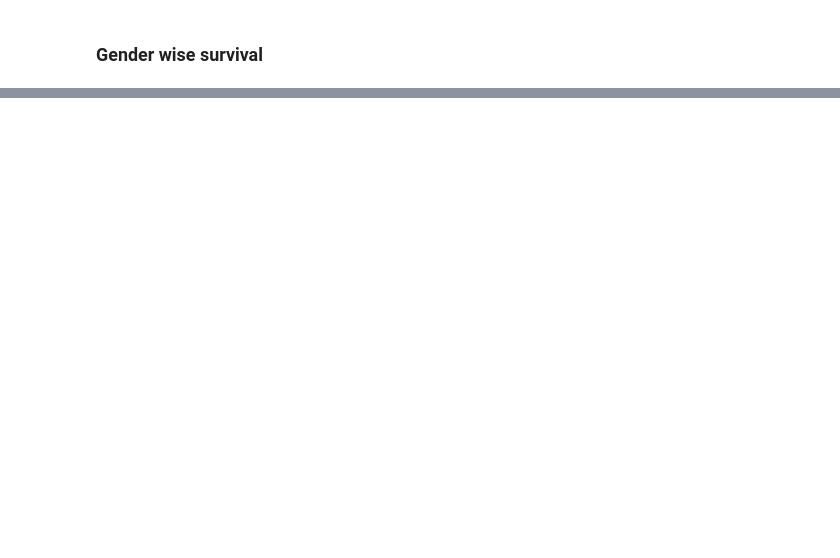
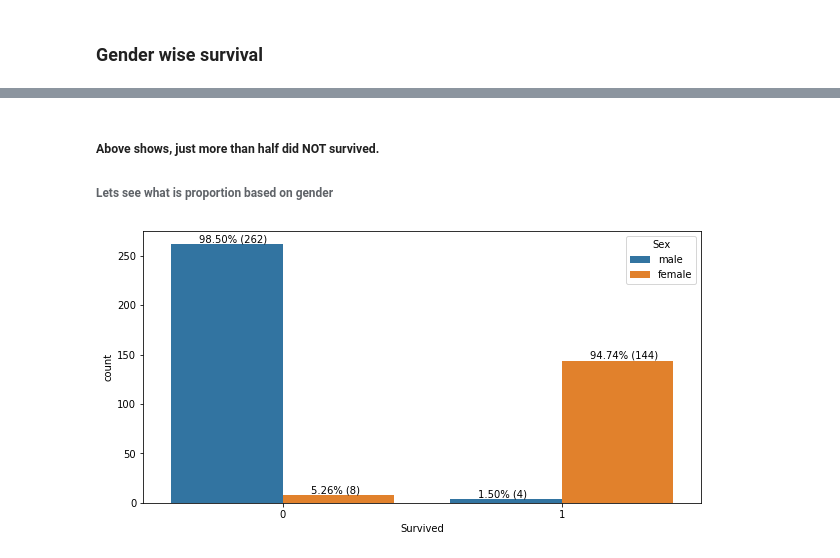
Before and after one commit to Divjyot/KaggleCompetitions, a Jupyter notebook: Titanic Survival Competition/TitanicComp.ipynb, the cells around one changed output, grey strips where cells are left out. Drawn from its saved outputs; the diff is of its cells as text; code cells hidden in the pictures; blank space fills up the shorter version.

```diff
--- a/Titanic Survival Competition/TitanicComp.ipynb
+++ b/Titanic Survival Competition/TitanicComp.ipynb
@@ -259,0 +268,7 @@ print("% of women who survived:", rate_women)
+# %% [markdown]
+##### Above shows, just more than half did NOT survived.
+###### Lets see what is proportion based on gender
+# %%
+countplot('Survived', 'Sex', predicted_test, (10,5))
+# %% [output]
+[figure, added]
```
Also changed, not shown: parts of 67 cells of this notebook, 5 other files.
